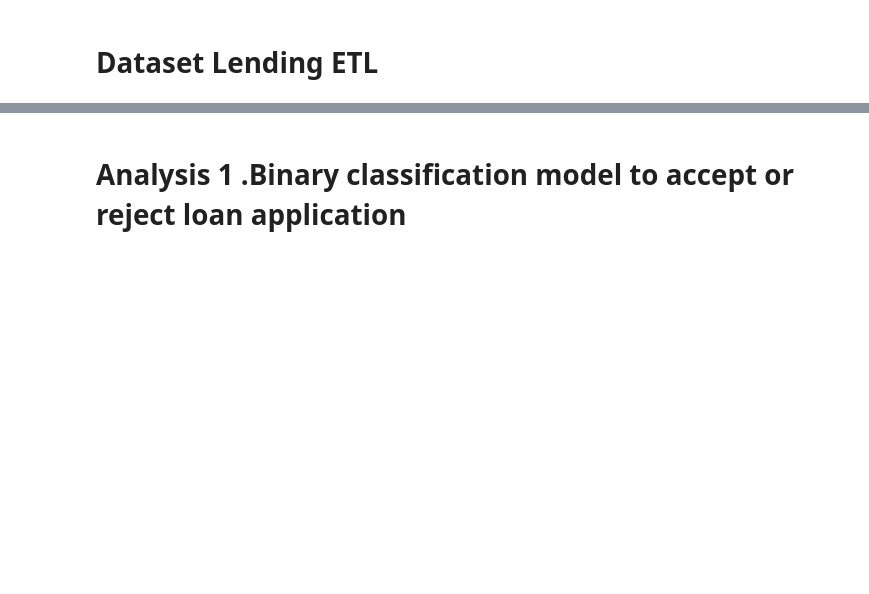
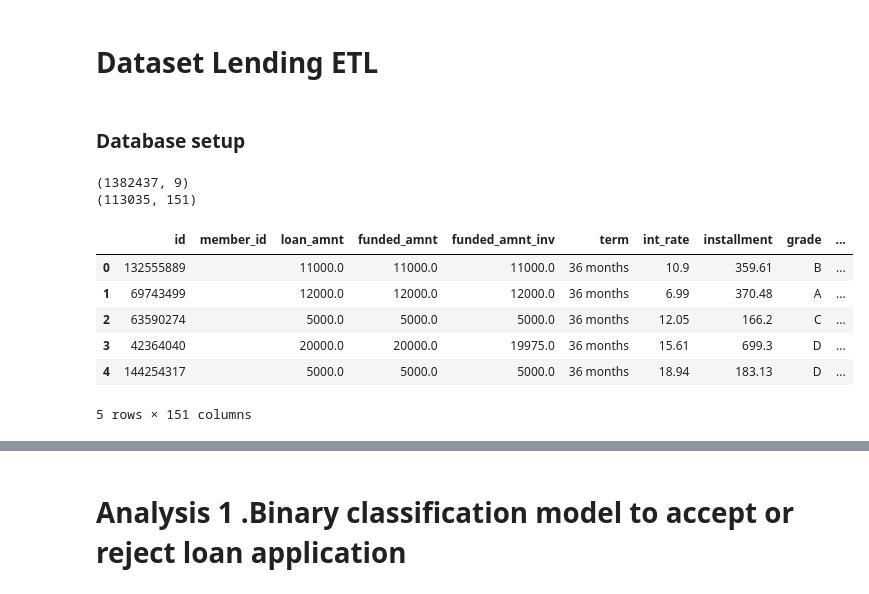
Before and after one commit to nitishsingh158/WokeRUs, a Jupyter notebook: lending_data.ipynb, the cells around one changed output, grey strips where cells are left out. Drawn from its saved outputs; the diff is of its cells as text; code cells hidden in the pictures; blank space fills up the shorter version.

```diff
--- a/lending_data.ipynb
+++ b/lending_data.ipynb
@@ -17,3 +17,21 @@ pd.set_option('display.float_format', lambda x: '%.5f' % x)
 raw_accepted = pd.read_csv('../Archive/accepted_2007_to_2018Q4.csv')
 # rejected applicants data file
 raw_rejected = pd.read_csv('../Archive/rejected_2007_to_2018Q4.csv')
+# %% [markdown]
+### Database setup
+# %%
+'''
+Sampling size for database upload is 10% of of the original dataset, as
+current resources for storage is limited, tried 5% of original dataset.
+Datasets we have are not relational hence the use of MongoDB as our database and MongoDB Atlas as our cloud server, to access the data.
+'''
+rejected_atlas = raw_rejected.sample(frac=0.05, replace=False, random_state=1)
+print(rejected_atlas.shape)
+accepted_atlas = raw_accepted.sample(frac=0.05, replace=False, random_state=1)
+print(accepted_atlas.shape)
+
+# rejected_atlas.to_csv("../Archive/rejected_atlas.csv", index=False)
+# accepted_atlas.to_csv("../Archive/accepted_atlas.csv", index=False)
+# %% [output]
+(1382437, 9)
+(113035, 151)
@@ -19,0 +40,22 @@ raw_rejected = pd.read_csv('../Archive/rejected_2007_to_2018Q4.csv')
+# %%
+# Making a Connection with MongoClient
+connection_string = f"mongodb://woke:{password}@cluster0-shard-00-00.amrda.mongodb.net:27017,cluster0-shard-00-01.amrda.mongodb.net:27017,cluster0-shard-00-02.amrda.mongodb.net:27017/WokeRUs?ssl=true&replicaSet=atlas-nh5i2z-shard-0&authSource=admin&retryWrites=true&w=majority"
+client =pymongo.MongoClient(connection_string)
+# database
+db = client["WokeRUs"]
+# collection
+accepted_atlas_db = db["accepted_atlas"]
+rejected_atlas_db = db["rejected"]
+# %%
+# Importing the sample accepted dataset from the MonogDB Atlas (Cloud)
+file_db_accepted = db.accepted_atlas.find({}, {'_id':0})
+file_accepted_atlas = pd.DataFrame(file_db_accepted)
+file_accepted_atlas.head()
+# %% [output]
+|  | id | member_id | loan_amnt | funded_amnt | funded_amnt_inv | term | int_rate | installment | grade | ... |
+| 0 | 132555889 |  | 11000.0 | 11000.0 | 11000.0 | 36 months | 10.9 | 359.61 | B | ... |
+| 1 | 69743499 |  | 12000.0 | 12000.0 | 12000.0 | 36 months | 6.99 | 370.48 | A | ... |
+| 2 | 63590274 |  | 5000.0 | 5000.0 | 5000.0 | 36 months | 12.05 | 166.2 | C | ... |
+| 3 | 42364040 |  | 20000.0 | 20000.0 | 19975.0 | 36 months | 15.61 | 699.3 | D | ... |
+| 4 | 144254317 |  | 5000.0 | 5000.0 | 5000.0 | 36 months | 18.94 | 183.13 | D | ... |
+5 rows × 151 columns
```
Also changed, not shown: parts of 14 cells of this notebook, 1 other file.
